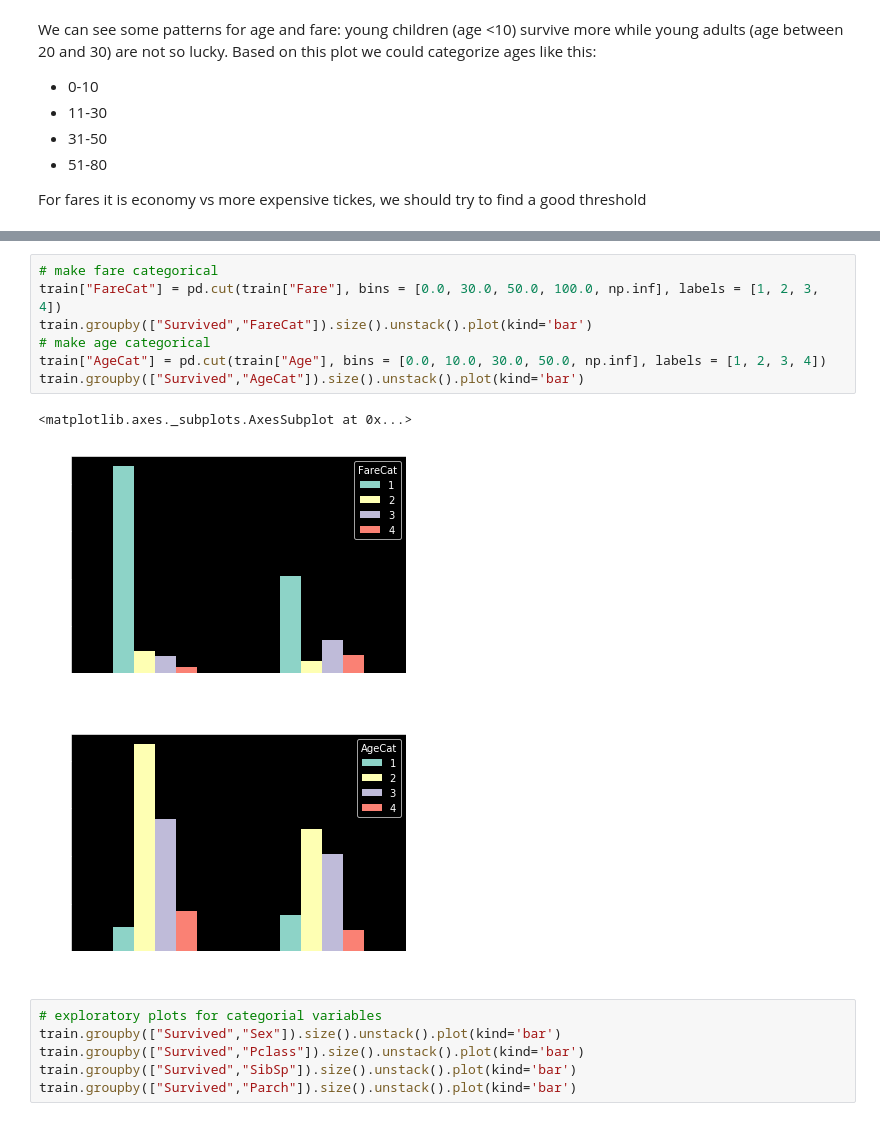
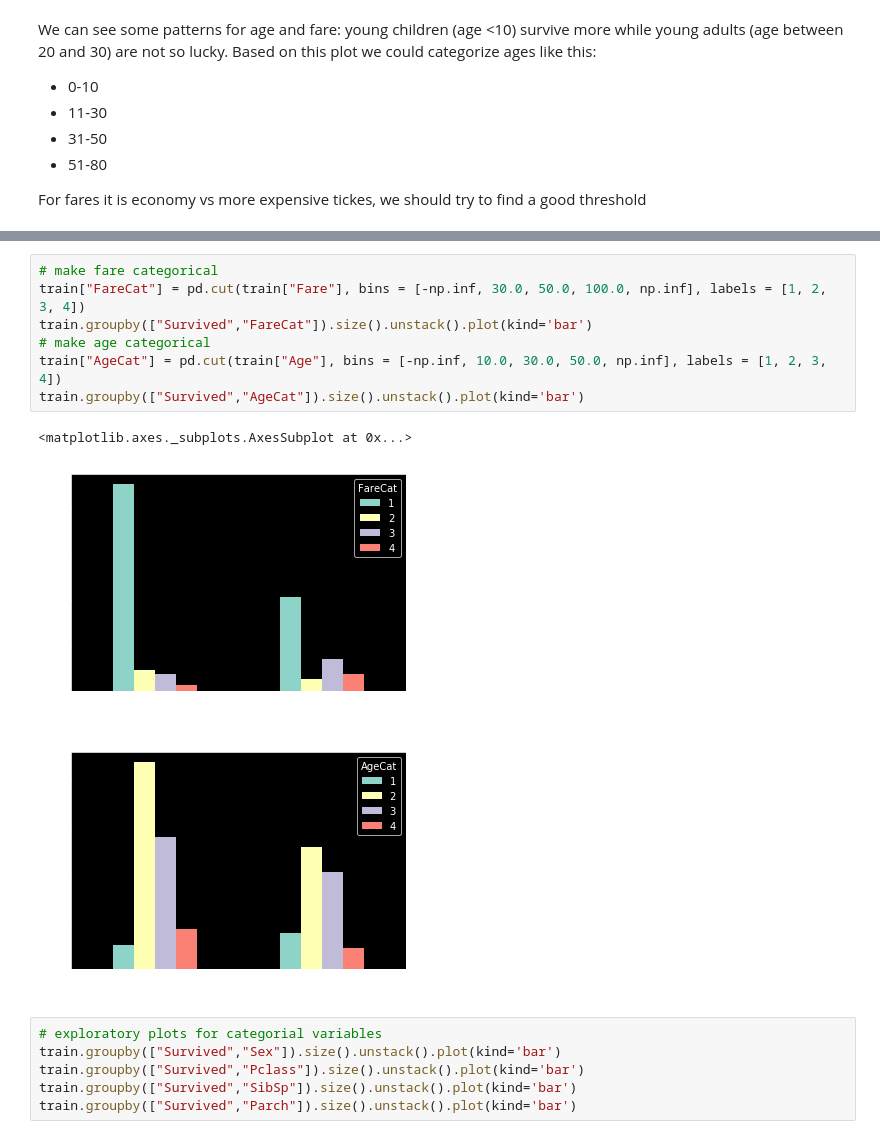
Before and after one commit to LooseDaMoose/myHandsOnDS, a Jupyter notebook: chapter3/C3Ex3_Titanic.ipynb, the cells around one changed output, grey strips where cells are left out. Saved outputs shown, nothing was run; the diff lists cells and outputs as text.

```diff
--- a/chapter3/C3Ex3_Titanic.ipynb
+++ b/chapter3/C3Ex3_Titanic.ipynb
@@ -146,13 +143,13 @@ array([28.])
 # %%
 # make fare categorical
-train["FareCat"] = pd.cut(train["Fare"], bins = [0.0, 30.0, 50.0, 100.0, np.inf], labels = [1, 2, 3, 4])
+train["FareCat"] = pd.cut(train["Fare"], bins = [-np.inf, 30.0, 50.0, 100.0, np.inf], labels = [1, 2, 3, 4])
 train.groupby(["Survived","FareCat"]).size().unstack().plot(kind='bar')
 # make age categorical
-train["AgeCat"] = pd.cut(train["Age"], bins = [0.0, 10.0, 30.0, 50.0, np.inf], labels = [1, 2, 3, 4])
+train["AgeCat"] = pd.cut(train["Age"], bins = [-np.inf, 10.0, 30.0, 50.0, np.inf], labels = [1, 2, 3, 4])
 train.groupby(["Survived","AgeCat"]).size().unstack().plot(kind='bar')
 # %% [output]
 <matplotlib.axes._subplots.AxesSubplot at 0x...>
-[figure, old version]
+[figure, new version]
 [figure]
 # %%
 # exploratory plots for categorial variables
```
Also changed, not shown: parts of 12 cells of this notebook.
